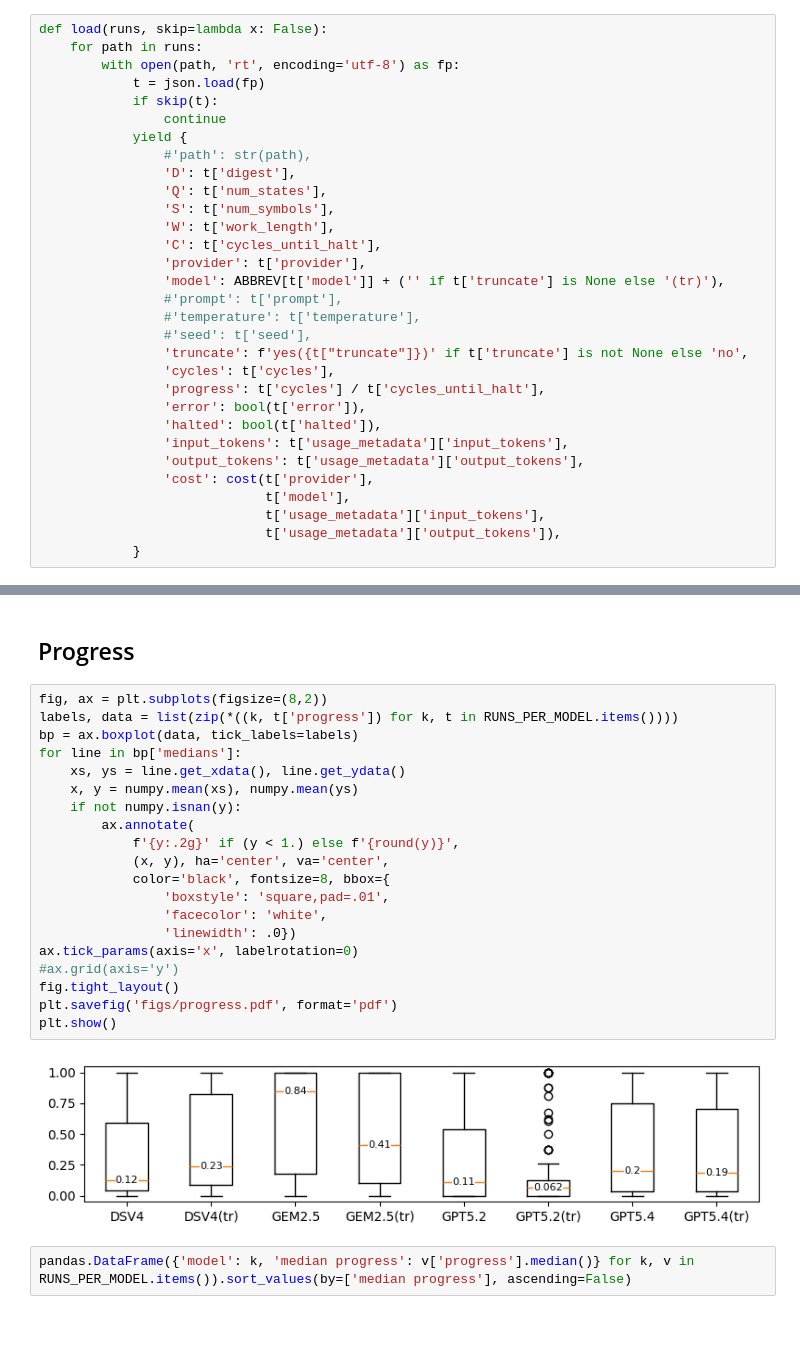
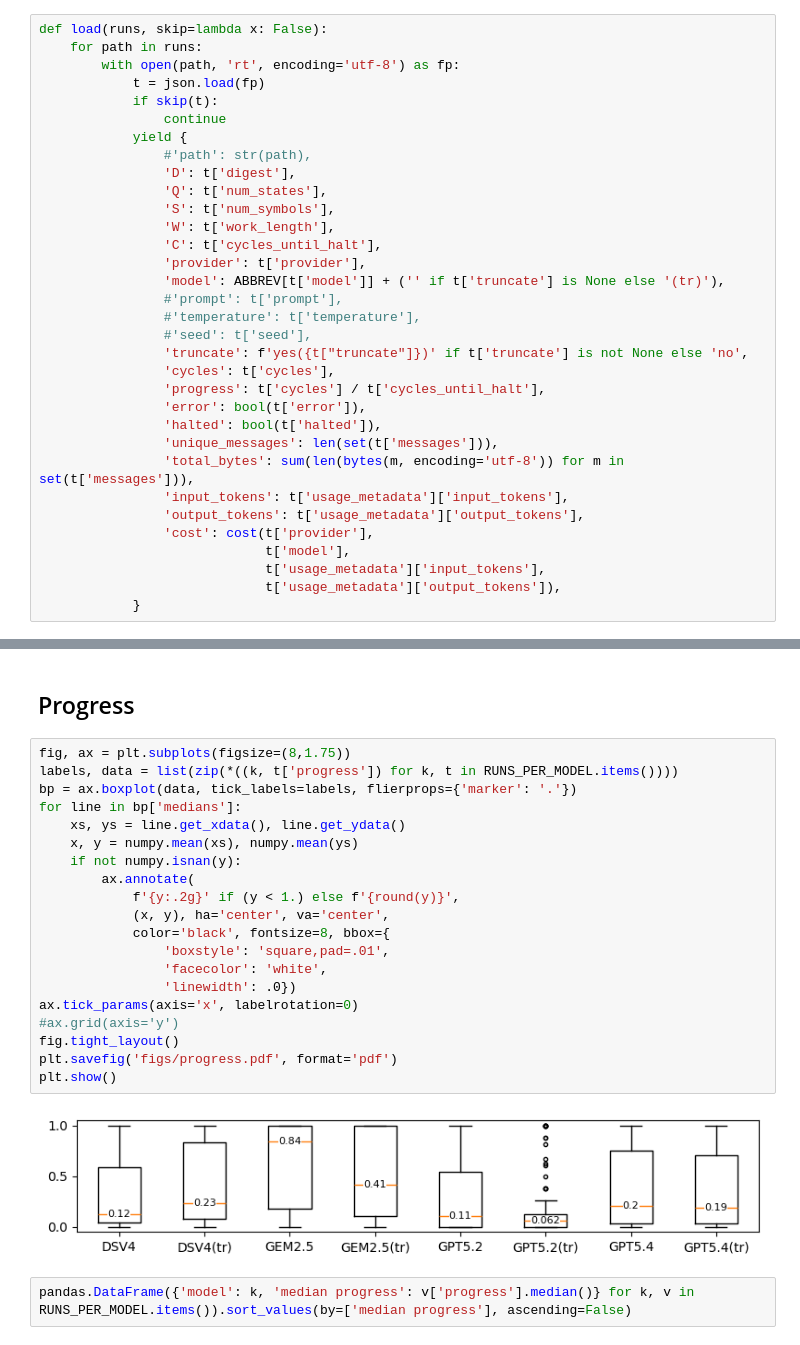
Before and after one commit to PUC-Behring-Institute-for-AI/umllm, a Jupyter notebook: evaluations/plot.ipynb, the cells around one changed output, grey strips where cells are left out. Saved outputs shown, nothing was run; the diff lists cells and outputs as text.

```diff
--- a/evaluations/plot.ipynb
+++ b/evaluations/plot.ipynb
@@ -85,6 +85,8 @@ def load(runs, skip=lambda x: False):
                 'progress': t['cycles'] / t['cycles_until_halt'],
                 'error': bool(t['error']),
                 'halted': bool(t['halted']),
+                'unique_messages': len(set(t['messages'])),
+                'total_bytes': sum(len(bytes(m, encoding='utf-8')) for m in set(t['messages'])),
                 'input_tokens': t['usage_metadata']['input_tokens'],
                 'output_tokens': t['usage_metadata']['output_tokens'],
                 'cost': cost(t['provider'],
@@ -196,27 +209,27 @@ dtype: float64
 # %% [markdown]
 ## Progress
 # %%
-fig, ax = plt.subplots(figsize=(8,2))
+fig, ax = plt.subplots(figsize=(8,1.75))
 labels, data = list(zip(*((k, t['progress']) for k, t in RUNS_PER_MODEL.items())))
-bp = ax.boxplot(data, tick_labels=labels)
+bp = ax.boxplot(data, tick_labels=labels, flierprops={'marker': '.'})
 for line in bp['medians']:
     xs, ys = line.get_xdata(), line.get_ydata()
     x, y = numpy.mean(xs), numpy.mean(ys)
     if not numpy.isnan(y):
         ax.annotate(
             f'{y:.2g}' if (y < 1.) else f'{round(y)}',
             (x, y), ha='center', va='center',
             color='black', fontsize=8, bbox={
                 'boxstyle': 'square,pad=.01',
                 'facecolor': 'white',
                 'linewidth': .0})
 ax.tick_params(axis='x', labelrotation=0)
 #ax.grid(axis='y')
 fig.tight_layout()
 plt.savefig('figs/progress.pdf', format='pdf')
 plt.show()
 # %% [output]
-[figure, old version]
+[figure, new version]
 # %%
 pandas.DataFrame({'model': k, 'median progress': v['progress'].median()} for k, v in RUNS_PER_MODEL.items()).sort_values(by=['median progress'], ascending=False)
 # %% [output]
```
Also changed, not shown: parts of 5 cells of this notebook.
